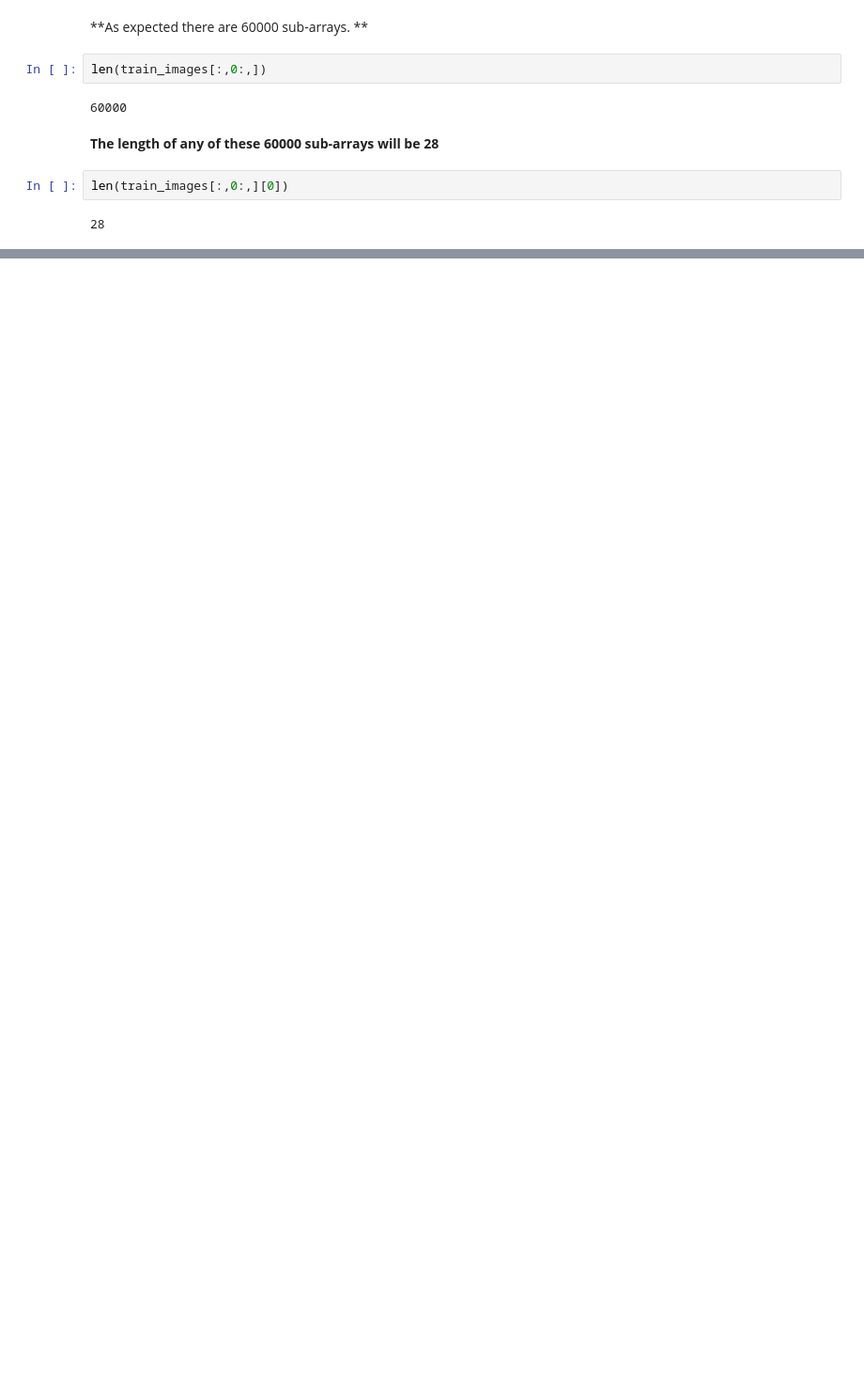
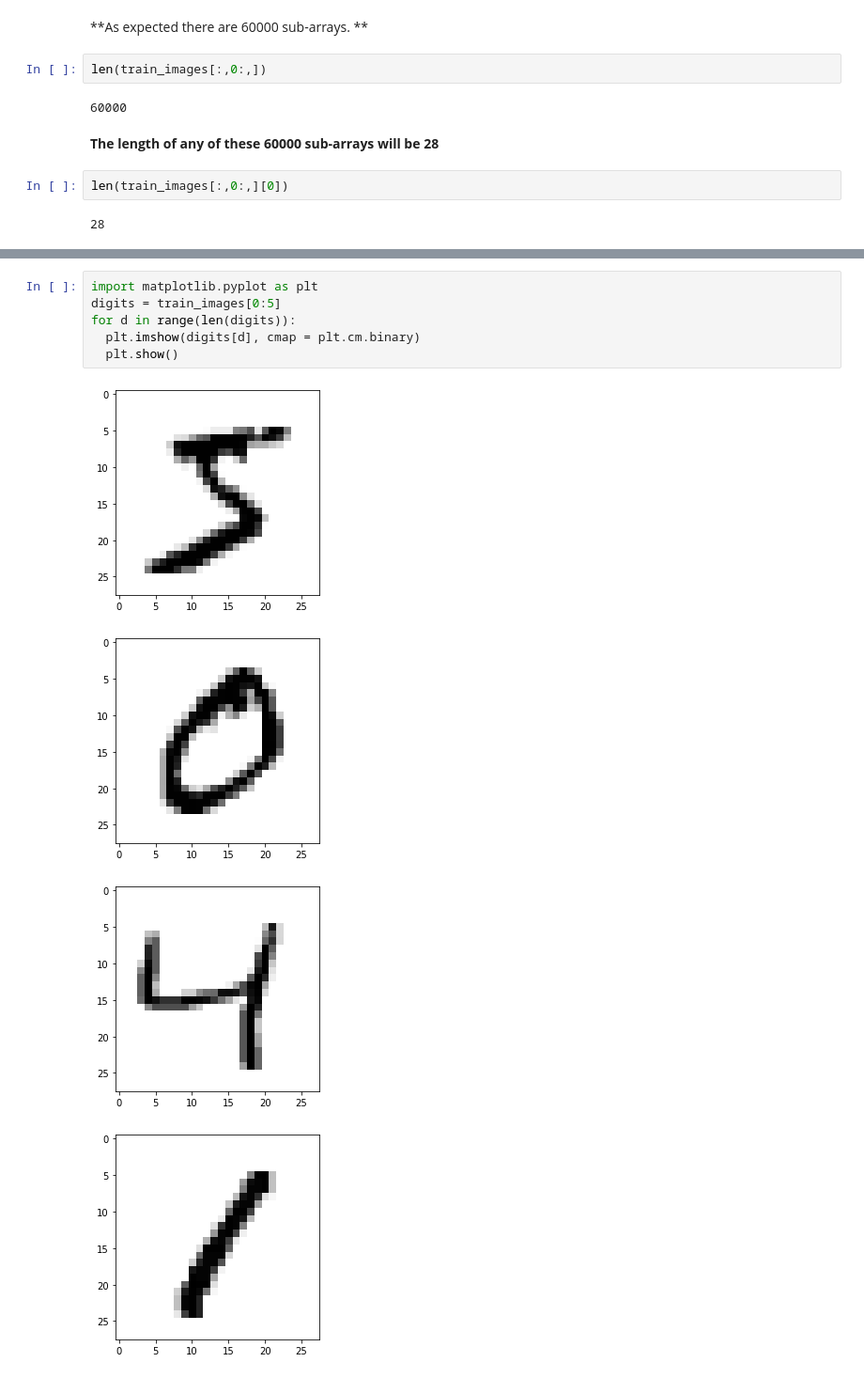
Before and after one commit to dwivedys/Python_Programs, a Jupyter notebook: NumpyArraysContd.ipynb, the cells around one changed output, grey strips where cells are left out. Shown at 94% size. Saved outputs shown, nothing was run; the diff lists cells and outputs as text; blank space fills up the shorter version.

```diff
--- a/NumpyArraysContd.ipynb
+++ b/NumpyArraysContd.ipynb
@@ -180,0 +195,11 @@ len(train_images[:,0:,][0])
+# %%
+import matplotlib.pyplot as plt
+digits = train_images[0:5]
+for d in range(len(digits)):
+  plt.imshow(digits[d], cmap = plt.cm.binary)
+  plt.show()
+# %% [output]
+[figure, added]
+[figure, added]
+[figure, added]
+[figure, added]
```
Also changed, not shown: parts of 14 cells of this notebook.
